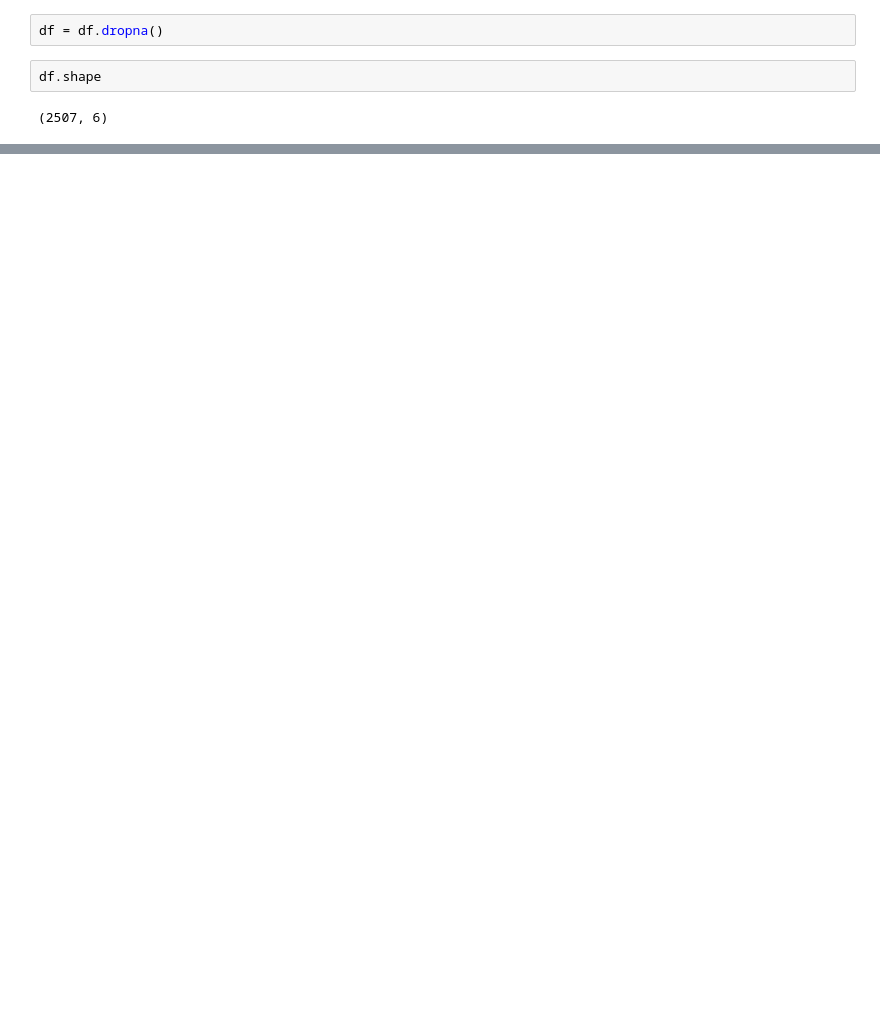
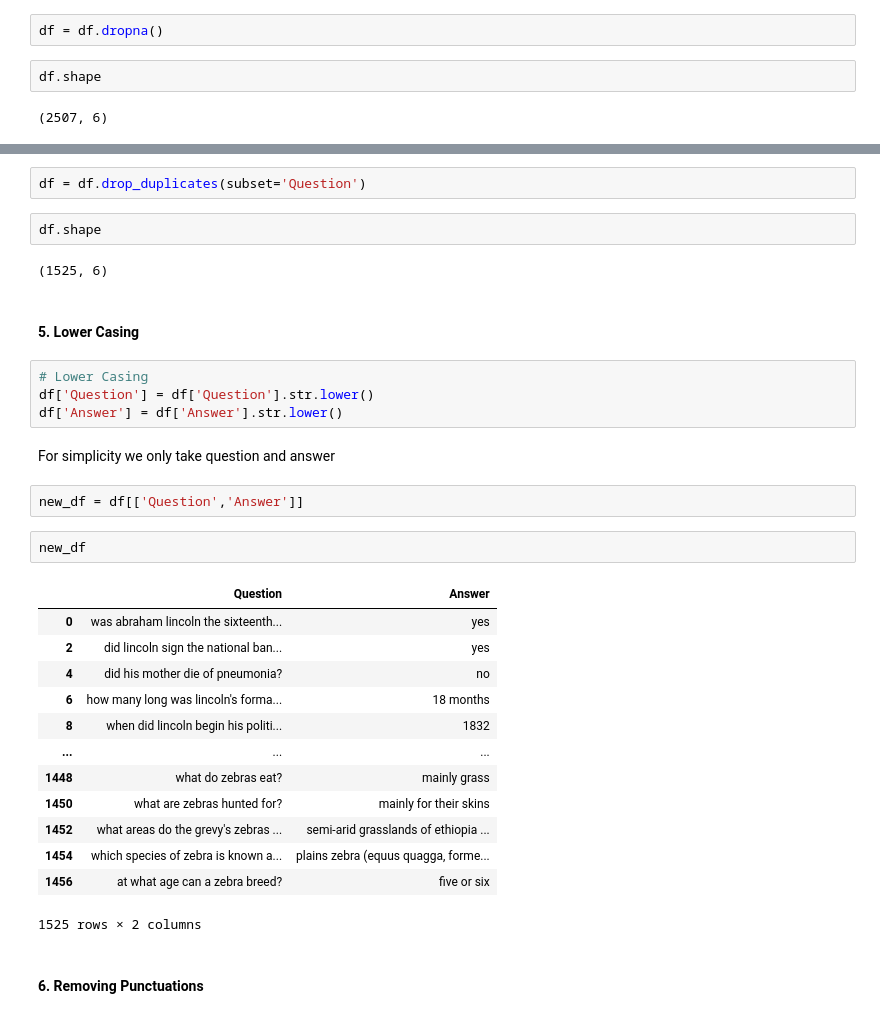
Before and after one commit to Ajay07pandey/Interactive_question_answering_model, a Jupyter notebook: Question_and_answer_model.ipynb, the cells around one changed output, grey strips where cells are left out. Drawn from its saved outputs; the diff is of its cells as text; blank space fills up the shorter version.

```diff
--- a/Question_and_answer_model.ipynb
+++ b/Question_and_answer_model.ipynb
@@ -69,0 +72,34 @@ df.shape
+# %%
+df = df.drop_duplicates(subset='Question')
+# %%
+df.shape
+# %% [output]
+(1525, 6)
+# %% [markdown]
+#### 5. Lower Casing
+# %%
+# Lower Casing
+df['Question'] = df['Question'].str.lower()
+df['Answer'] = df['Answer'].str.lower()
+# %% [markdown]
+For simplicity we only take question and answer
+# %%
+new_df = df[['Question','Answer']]
+# %%
+new_df
+# %% [output]
+|  | Question | Answer |
+| 0 | was abraham lincoln the sixteenth... | yes |
+| 2 | did lincoln sign the national ban... | yes |
+| 4 | did his mother die of pneumonia? | no |
+| 6 | how many long was lincoln's forma... | 18 months |
+| 8 | when did lincoln begin his politi... | 1832 |
+| ... | ... | ... |
+| 1448 | what do zebras eat? | mainly grass |
+| 1450 | what are zebras hunted for? | mainly for their skins |
+| 1452 | what areas do the grevy's zebras ... | semi-arid grasslands of ethiopia ... |
+| 1454 | which species of zebra is known a... | plains zebra (equus quagga, forme... |
+| 1456 | at what age can a zebra breed? | five or six |
+1525 rows × 2 columns
+# %% [markdown]
+#### 6. Removing Punctuations
```
Also changed, not shown: parts of 46 cells of this notebook.
